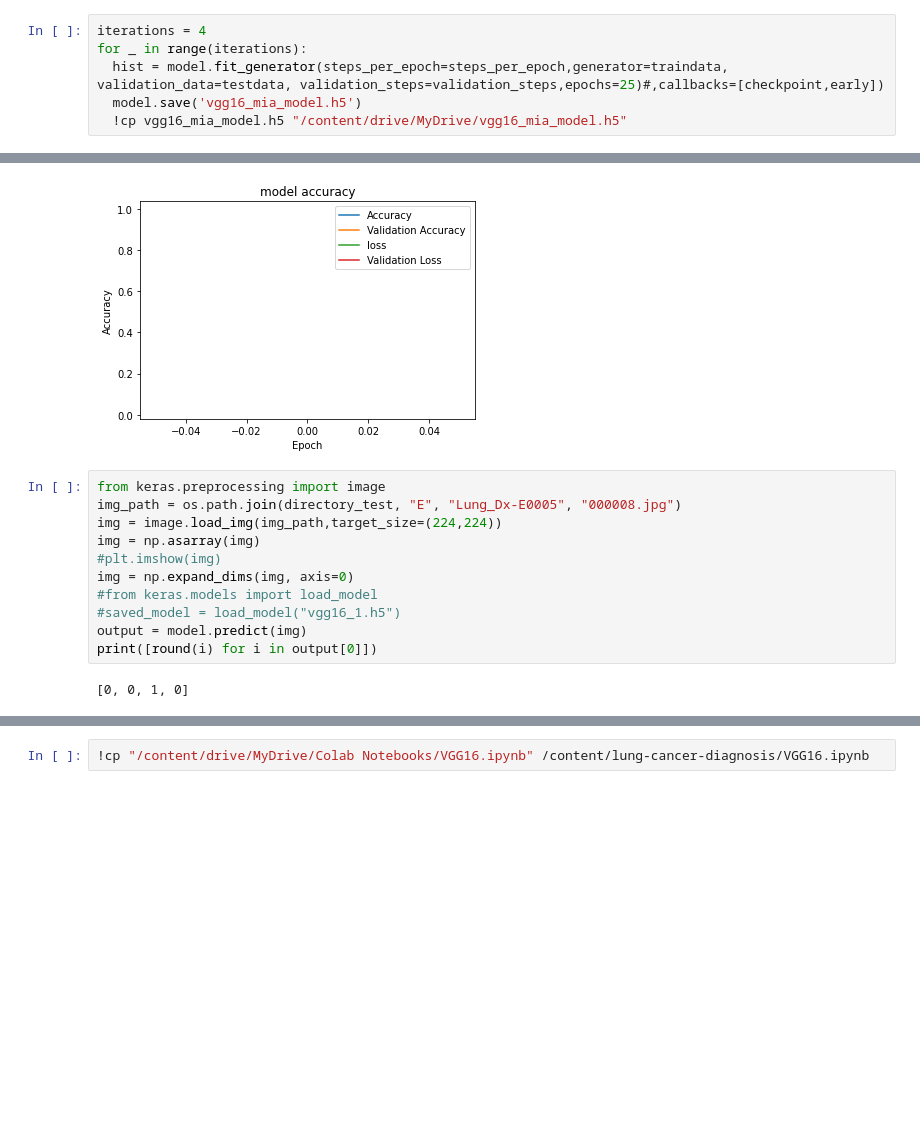
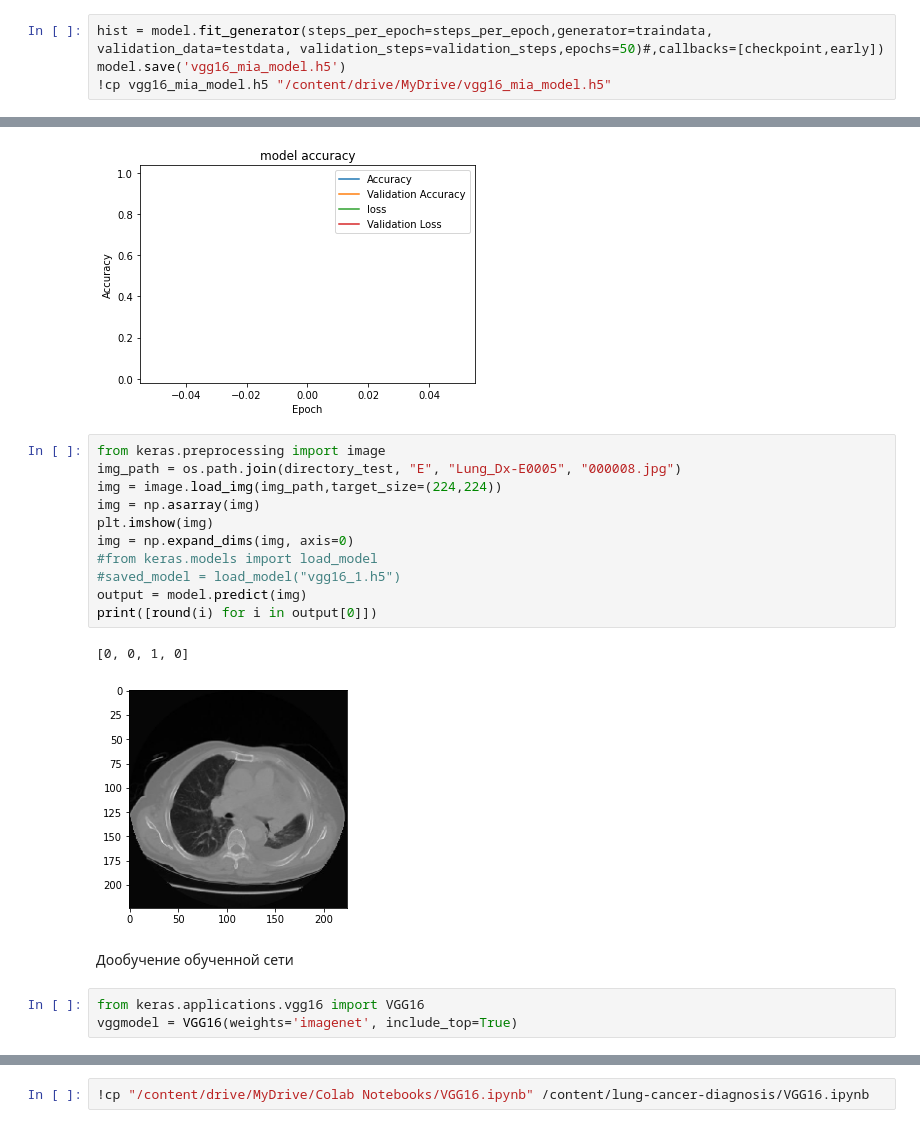
Before and after one commit to alneremin/lung-cancer-diagnosis, a Jupyter notebook: VGG16.ipynb, the cells around one changed output, grey strips where cells are left out. Drawn from its saved outputs; the diff is of its cells as text; blank space fills up the shorter version.

```diff
--- a/VGG16.ipynb
+++ b/VGG16.ipynb
@@ -111,8 +112,6 @@ metric = 'val_accuracy'
 checkpoint = ModelCheckpoint("vgg16_1.h5", monitor=metric, verbose=1, save_best_only=True, save_weights_only=False, mode='auto')
 early = EarlyStopping(monitor=metric, min_delta=0, patience=20, verbose=1, mode='auto')
 # %%
-iterations = 4
-for _ in range(iterations):
-  hist = model.fit_generator(steps_per_epoch=steps_per_epoch,generator=traindata, validation_data=testdata, validation_steps=validation_steps,epochs=25)#,callbacks=[checkpoint,early])
-  model.save('vgg16_mia_model.h5')
-  !cp vgg16_mia_model.h5 "/content/drive/MyDrive/vgg16_mia_model.h5"
+hist = model.fit_generator(steps_per_epoch=steps_per_epoch,generator=traindata, validation_data=testdata, validation_steps=validation_steps,epochs=50)#,callbacks=[checkpoint,early])
+model.save('vgg16_mia_model.h5')
+!cp vgg16_mia_model.h5 "/content/drive/MyDrive/vgg16_mia_model.h5"
@@ -132,13 +136,19 @@ plt.show()
 # %%
 from keras.preprocessing import image
 img_path = os.path.join(directory_test, "E", "Lung_Dx-E0005", "000008.jpg")
 img = image.load_img(img_path,target_size=(224,224))
 img = np.asarray(img)
-#plt.imshow(img)
+plt.imshow(img)
 img = np.expand_dims(img, axis=0)
 #from keras.models import load_model
 #saved_model = load_model("vgg16_1.h5")
 output = model.predict(img)
 print([round(i) for i in output[0]])
 # %% [output]
 [0, 0, 1, 0]
+[figure, added]
+# %% [markdown]
+Дообучение обученной сети
+# %%
+from keras.applications.vgg16 import VGG16
+vggmodel = VGG16(weights='imagenet', include_top=True)
```
Also changed, not shown: parts of 19 cells of this notebook, 1 other file.
